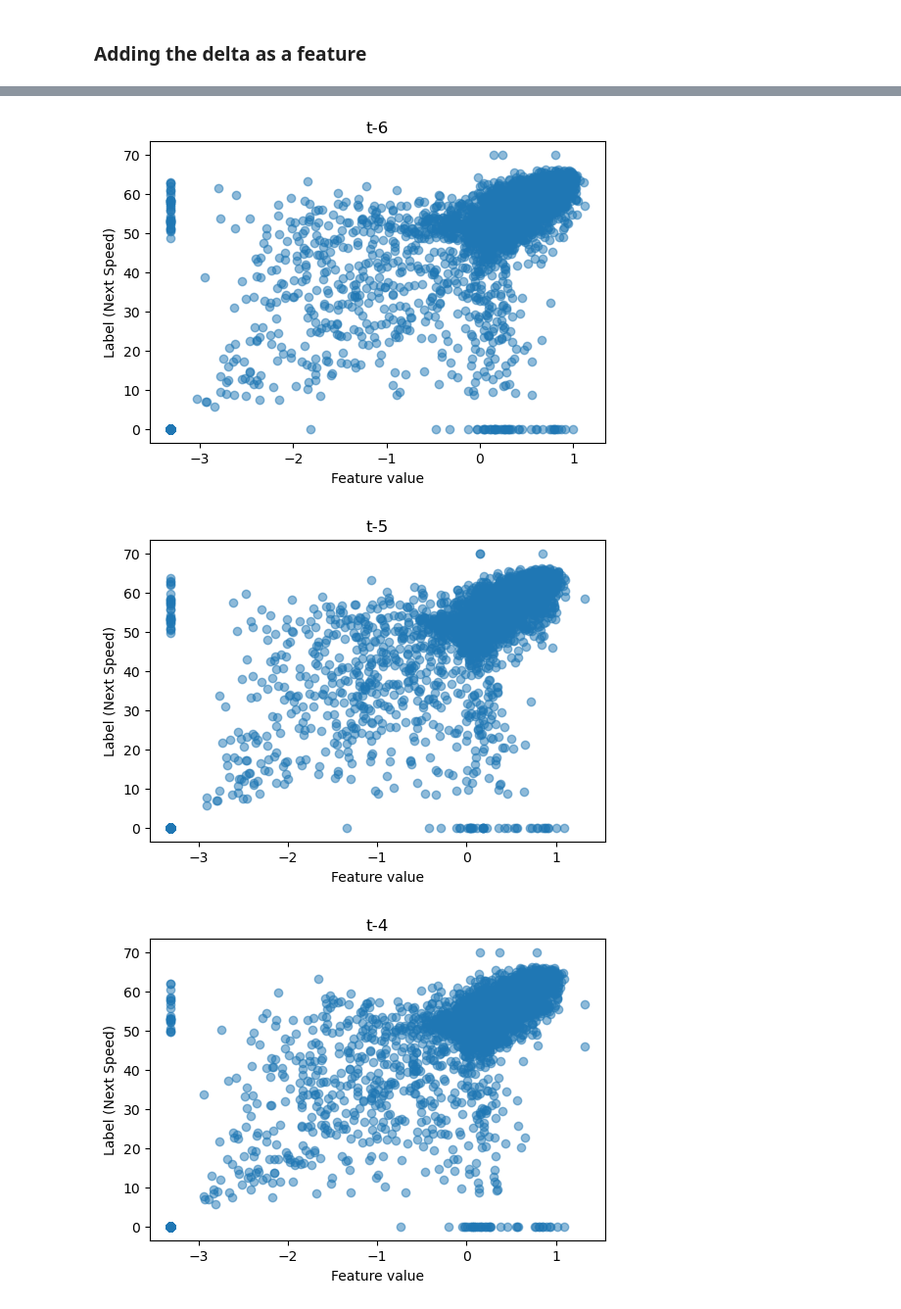
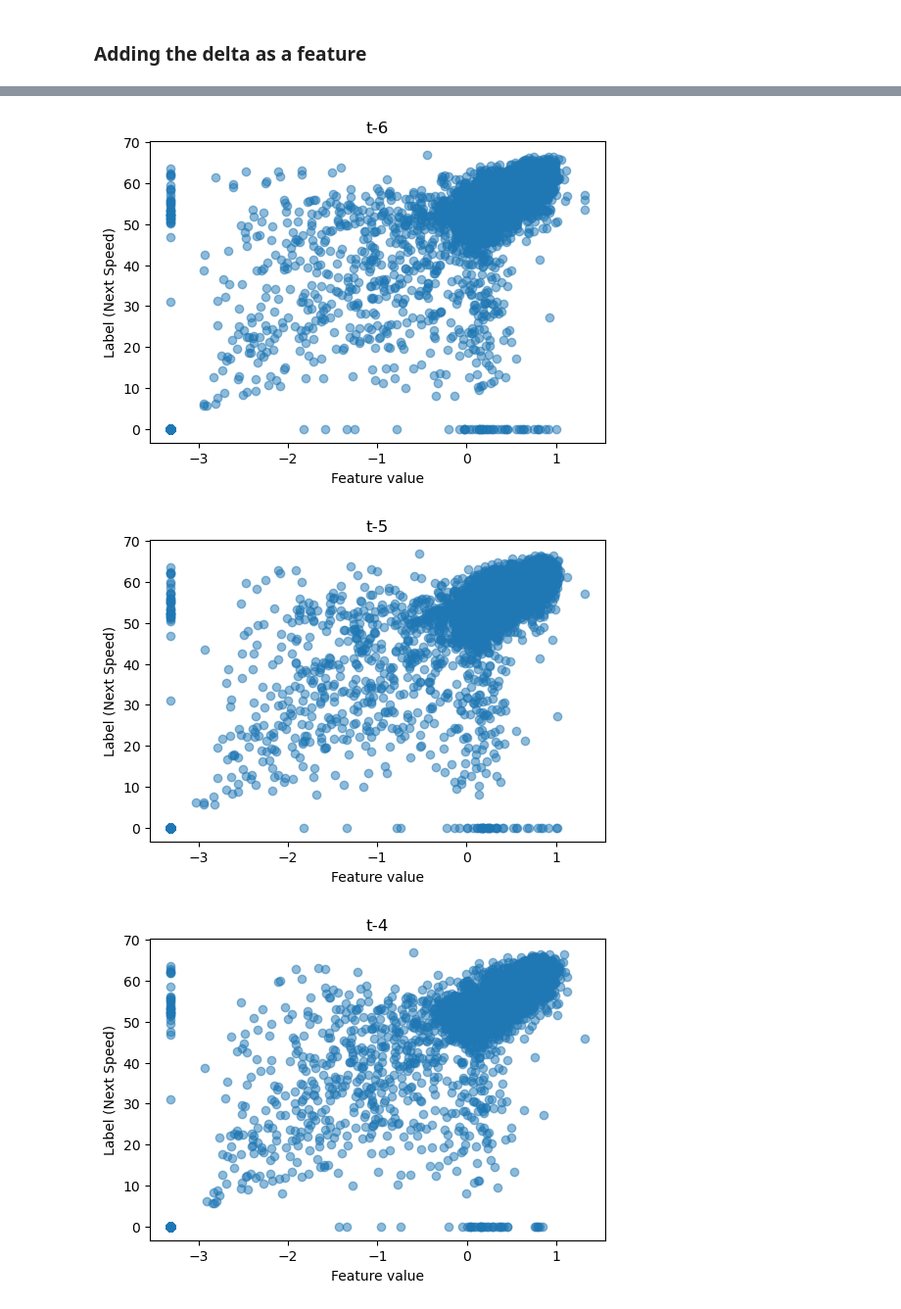
Before and after one commit to Ahmedianoo/traffic-speed-forecasting, a Jupyter notebook: traffic-speed-prediction.ipynb, the cells around one changed output, grey strips where cells are left out. Shown at 98% size. Saved outputs shown, nothing was run; the diff lists cells and outputs as text; code cells hidden in the pictures.

```diff
--- a/traffic-speed-prediction.ipynb
+++ b/traffic-speed-prediction.ipynb
@@ -239,9 +239,14 @@ Label shape: (34265,) Label type: <class 'numpy.ndarray'>
 # %%
-X_fe_train = X_fe[:train_end]
-X_fe_val = X_fe[train_end:val_end]
-X_fe_test = X_fe[val_end:]
+m_fe = X_fe.shape[0]
+train_fe_end = int(m_fe * 0.7)
+val_fe_end = int(m_fe * 0.85)
+
+X_fe_train, y_fe_train = X_fe[:train_fe_end], y[:train_fe_end]
+X_fe_val, y_fe_val = X_fe[train_fe_end:val_fe_end], y[train_fe_end:val_fe_end]
+X_fe_test, y_fe_test = X_fe[val_fe_end:], y[val_fe_end:]
 # %%
-
+window_size = 6
 feature_names = [f"t-{window_size-i}" for i in range(window_size)]
-plot_features_vs_label(X_fe_train, y_train, feature_names=feature_names, sample_size=5000)
+feature_names.append('delta')
+plot_features_vs_label(X_fe_train, y_fe_train, feature_names=feature_names, sample_size=5000)
 # %% [output]
@@ -266,6 +271,6 @@ Peak to Peak range by column in Normalized X:[ 4.63074475  4.63079761  4.6308282
 # %%
-plot_features_vs_label(X_fe_norm, y_train, feature_names=feature_names, sample_size=5000)
+plot_features_vs_label(X_fe_norm, y_fe_train, feature_names=feature_names, sample_size=5000)
 # %% [output]
-[figure, old version]
+[figure, new version]
-[figure, old version]
+[figure, new version]
-[figure, old version]
+[figure, new version]
```
Also changed, not shown: parts of 25 cells of this notebook.
